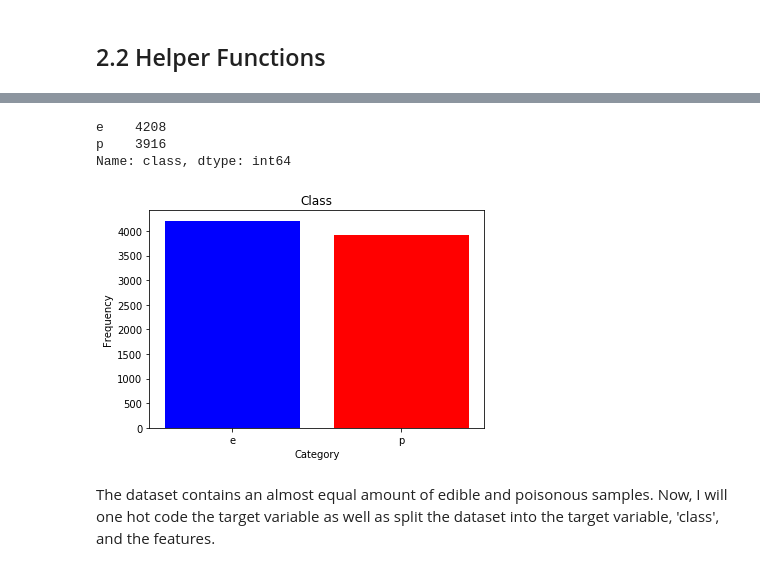
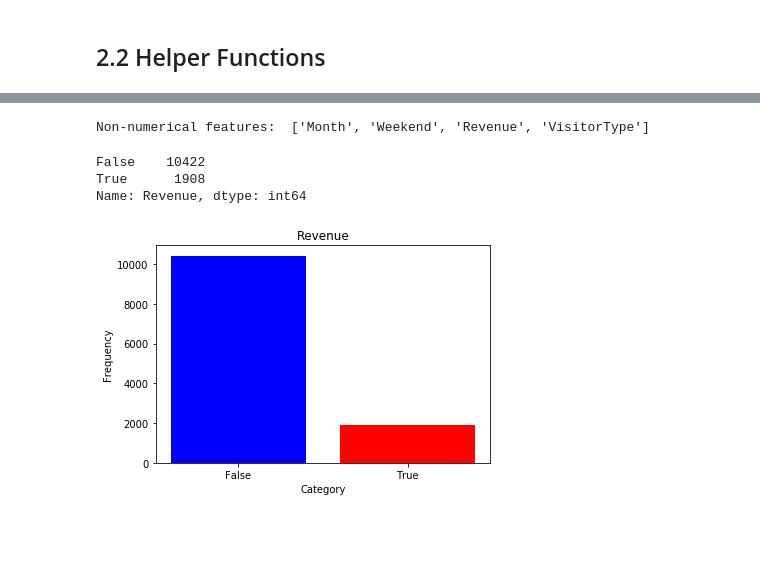
Before and after one commit to a123priya/dsc-mod-5-project-online-ds-pt-021119, a Jupyter notebook: student.ipynb, the cells around one changed output, grey strips where cells are left out. Drawn from its saved outputs; the diff is of its cells as text; code cells hidden in the pictures; blank space fills up the shorter version.

```diff
--- a/student.ipynb
+++ b/student.ipynb
@@ -83,6 +60,6 @@ def best_k(X_train, y_train, X_test, y_test, min_k=1, max_k=10):
 # %%
 #Load the file into a pandas data frame.
-data = pd.read_csv("mushrooms.csv")
+data = pd.read_csv("online_shoppers_intention.csv")
 #Get structural information of the data set.
 data.info()
 # %% [output]
@@ -151,17 +175,19 @@ Tha dataset does not have missing values.
+# %%
+print('Non-numerical features: ',(list(set(data.columns) - set(data.describe().columns))))
+# %% [output]
+Non-numerical features:  ['Month', 'Weekend', 'Revenue', 'VisitorType']
 # %%
 #Visualize distribution of the target variable in the dataset
-print(data['class'].value_counts())
-plt.bar(data['class'].value_counts().index, data['class'].value_counts(), color=['b','r'])
-plt.title('Class')
+print(data['Revenue'].value_counts())
+plt.bar(['False','True'], data['Revenue'].value_counts(), color=['b','r'])
+plt.title('Revenue')
 plt.ylabel('Frequency')
 plt.xlabel('Category')
 plt.show();
 # %% [output]
-e    4208
-p    3916
-Name: class, dtype: int64
+False    10422
+True      1908
+Name: Revenue, dtype: int64
-[figure, old version]
+[figure, new version]
-# %% [markdown]
-The dataset contains an almost equal amount of edible and poisonous samples. Now, I will one hot code the target variable as well as split the dataset into the target variable, 'class', and the features.
 # %%
 #Split the dataset into target and features dataframes.
```
Also changed, not shown: parts of 32 cells of this notebook, 2 other files.
